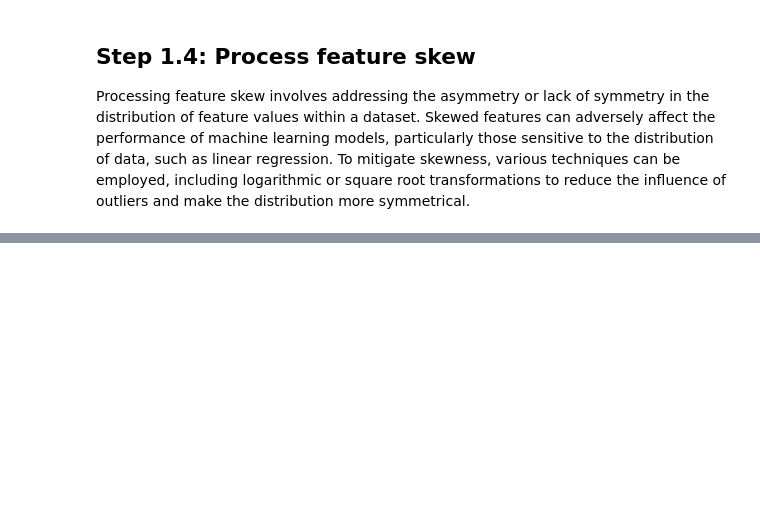
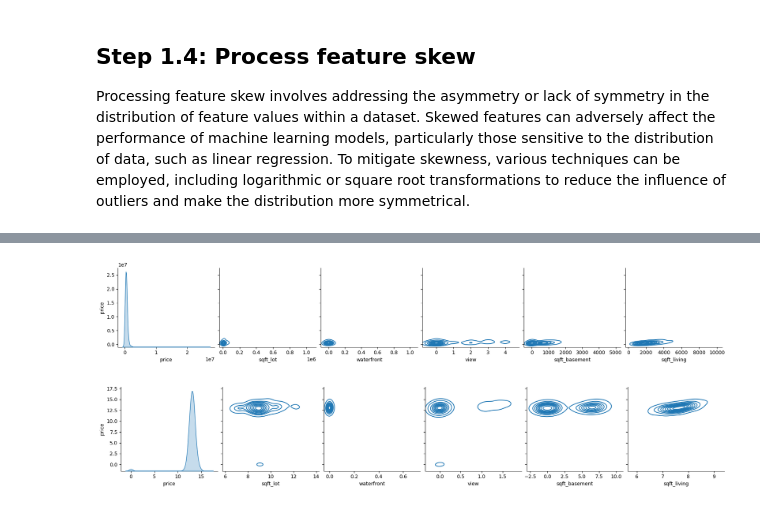
Before and after one commit to sumitdas9706563464-ux/house_price_predection, a Jupyter notebook: need/house_price_predection_analysis.ipynb, the cells around one changed output, grey strips where cells are left out. Saved outputs shown, nothing was run; the diff lists cells and outputs as text; code cells hidden in the pictures; blank space fills up the shorter version.

```diff
--- a/need/house_price_predection_analysis.ipynb
+++ b/need/house_price_predection_analysis.ipynb
@@ -506,0 +511,7 @@ def transform_non_skewed_features(df, non_skewed_features):
+# %%
+skewed_features, non_skewed_features = get_skewed_features(train)
+print(f"Skewed Features: ({len(skewed_features)})")
+print("  " + ", ".join(skewed_features))
+print("\n" + "-"*40 + "\n")
+print(f"Non-Skewed Features: ({len(non_skewed_features)})")
+print("  " + ", ".join(non_skewed_features))
@@ -506,0 +526,5 @@ def transform_non_skewed_features(df, non_skewed_features):
+# %%
+target_feature = 'price'
+plot_features_correlation(train, skewed_features[:6], target_feature, plot_kinds=['kde'])
+# %% [output]
+[figure, added]
@@ -506,0 +533,4 @@ def transform_non_skewed_features(df, non_skewed_features):
+# %%
+plot_features_correlation(train, skewed_features[:6], target_feature, plot_kinds=['kde'])
+# %% [output]
+[figure, added]
```
Also changed, not shown: parts of 18 cells of this notebook.
